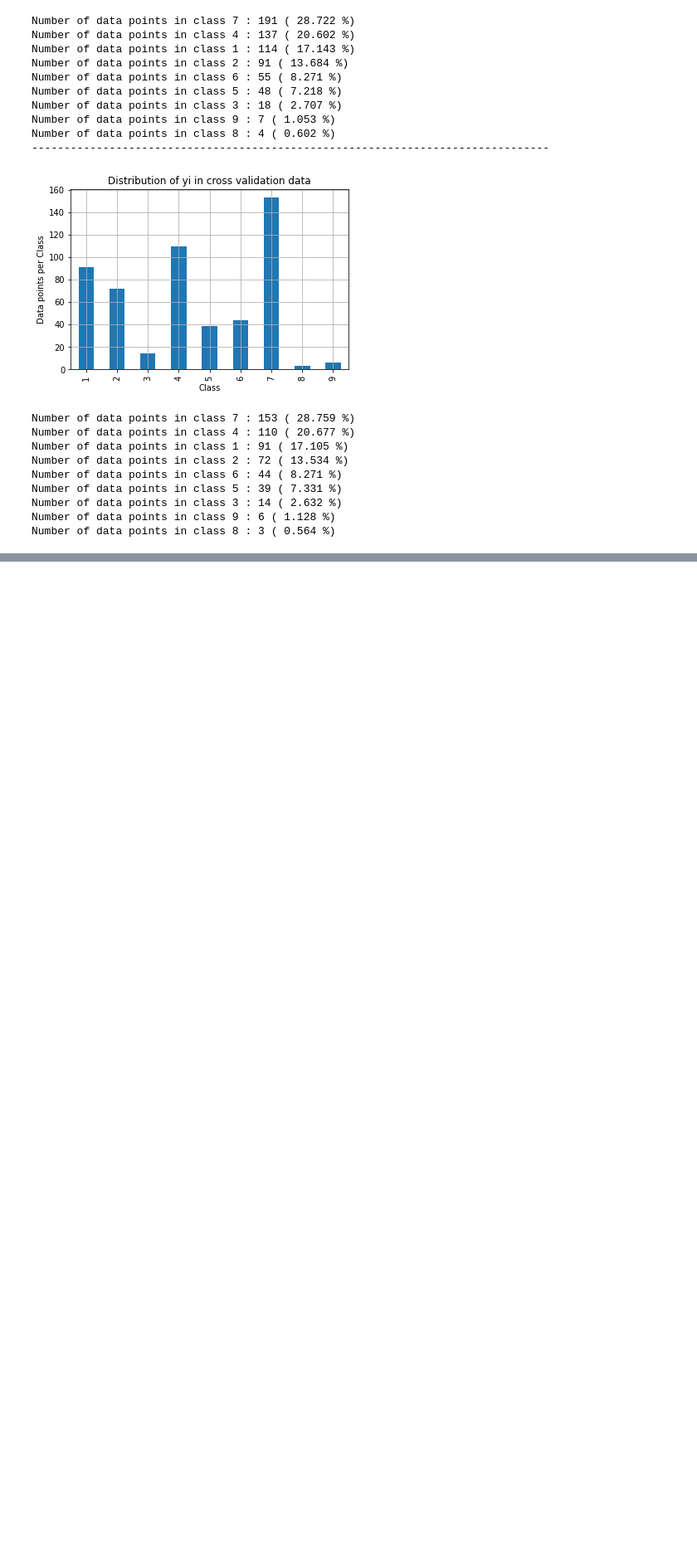
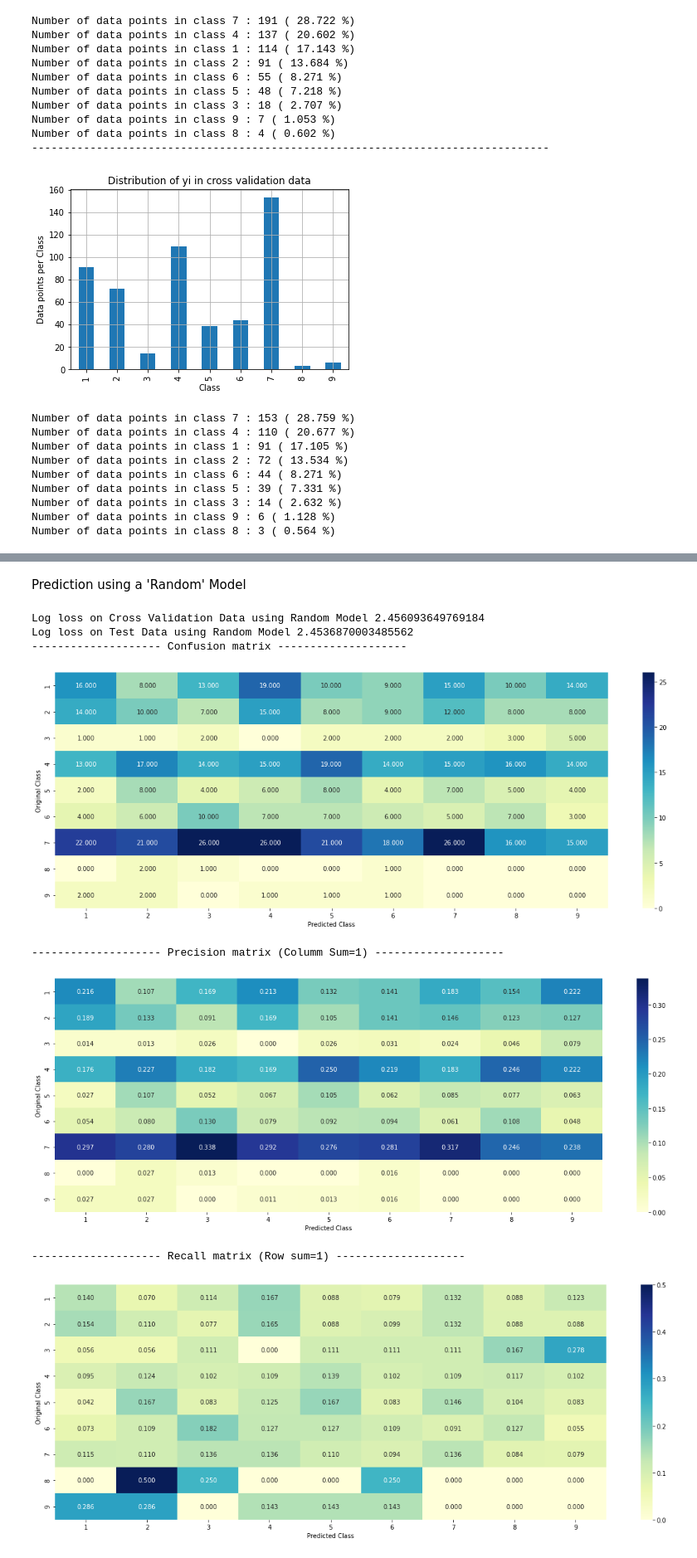
Before and after one commit to Rakshit171297/Cancer-Diagnosis, a Jupyter notebook: cancerDiagnosis.ipynb, the cells around one changed output, grey strips where cells are left out. Shown: that part at 83% size. Saved outputs shown, nothing was run; the diff lists cells and outputs as text; code cells hidden in the pictures; blank space fills up the shorter version.

Commit message:
create a random base model

```diff
--- a/cancerDiagnosis.ipynb
+++ b/cancerDiagnosis.ipynb
@@ -281,0 +296,2 @@ Number of data points in class 8 : 3 ( 0.564 %)
+# %% [markdown]
+Prediction using a 'Random' Model
@@ -281,0 +351,31 @@ Number of data points in class 8 : 3 ( 0.564 %)
+# %%
+test_data_len = test_df.shape[0]
+cv_data_len = cv_df.shape[0]
+
+# we create a output array that has exactly same size as the CV data
+cv_predicted_y = np.zeros((cv_data_len,9))
+for i in range(cv_data_len):
+    rand_probs = np.random.rand(1,9)
+    cv_predicted_y[i] = ((rand_probs/sum(sum(rand_probs)))[0])
+print("Log loss on Cross Validation Data using Random Model",log_loss(y_cv,cv_predicted_y, eps=1e-15))
+
+
+# Test-Set error.
+#we create a output array that has exactly same as the test data
+test_predicted_y = np.zeros((test_data_len,9))
+for i in range(test_data_len):
+    rand_probs = np.random.rand(1,9)
+    test_predicted_y[i] = ((rand_probs/sum(sum(rand_probs)))[0])
+print("Log loss on Test Data using Random Model",log_loss(y_test,test_predicted_y, eps=1e-15))
+
+predicted_y =np.argmax(test_predicted_y, axis=1)
+plot_confusion_matrix(y_test, predicted_y+1)
+# %% [output]
+Log loss on Cross Validation Data using Random Model 2.456093649769184
+Log loss on Test Data using Random Model 2.4536870003485562
+-------------------- Confusion matrix --------------------
+[figure, added]
+-------------------- Precision matrix (Columm Sum=1) --------------------
+[figure, added]
+-------------------- Recall matrix (Row sum=1) --------------------
+[figure, added]
```
Also changed, not shown: parts of 7 cells of this notebook.
